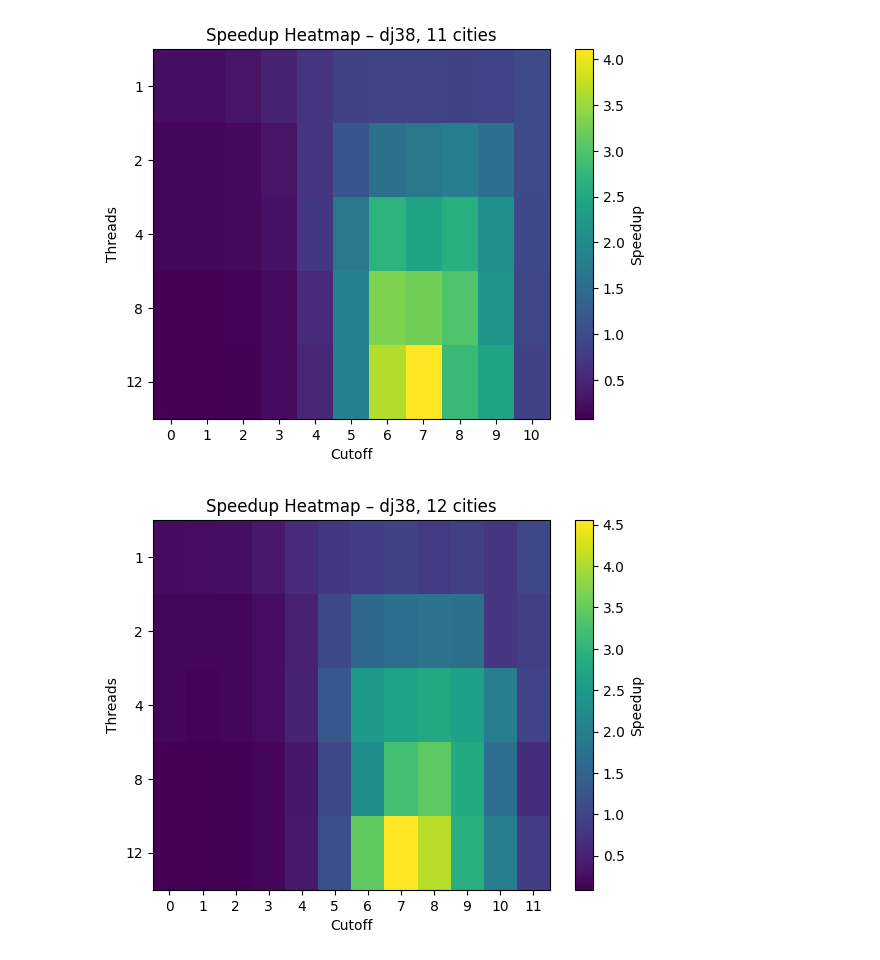
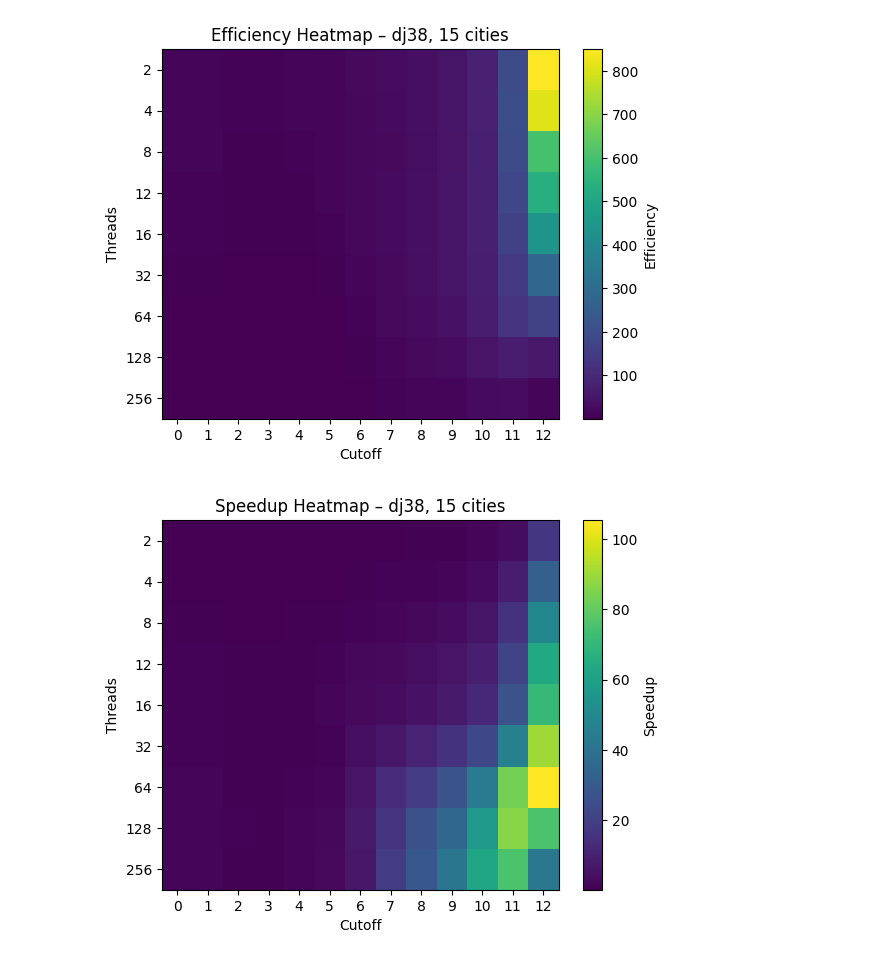
Before and after one commit to omarbz2001/MA_PCM, a Jupyter notebook: results/analyse.ipynb, the cells around one changed output. Drawn from its saved outputs; the diff is of its cells as text; code cells hidden in the pictures.

```diff
--- a/results/analyse.ipynb
+++ b/results/analyse.ipynb
@@ -144,8 +146,5 @@ def plot_runtime_vs_cutoff(df, tsp, cities, threads):
     plt.show()
 
 
-plot_runtime_vs_cutoff(df, "dj38", 12, 12)
-plot_runtime_vs_cutoff(df, "dj38", 13, 12)
-plot_runtime_vs_cutoff(df, "dj38", 14, 12)
-plot_runtime_vs_cutoff(df, "dj38", 15, 12)
+plot_runtime_vs_cutoff(df, "dj38", 15, 256)
 # %% [output]
@@ -156,34 +152,58 @@ plot_runtime_vs_cutoff(df, "dj38", 15, 12)
+# %%
+def plot_efficiency_heatmap(df, tsp, cities):
+    sub = df[
+        (df["tsp_file"] == tsp) &
+        (df["cities"] == cities) &
+        (df["run_type"] == "Parallel")
+    ]
+
+    pivot = sub.pivot_table(
+        index="threads",
+        columns="cutoff",
+        values="efficiency_pct",
+        aggfunc="max"
+    )
+
+    plt.figure()
+    plt.imshow(pivot, aspect="auto")
+    plt.colorbar(label="Efficiency")
+    plt.xticks(range(len(pivot.columns)), pivot.columns)
+    plt.yticks(range(len(pivot.index)), pivot.index)
+    plt.xlabel("Cutoff")
+    plt.ylabel("Threads")
+    plt.title(f"Efficiency Heatmap – {tsp}, {cities} cities")
+    plt.show()
+
+
+plot_efficiency_heatmap(df, "dj38", 15)
+# %% [output]
+[figure, added]
 # %%
 def plot_speedup_heatmap(df, tsp, cities):
     sub = df[
         (df["tsp_file"] == tsp) &
         (df["cities"] == cities) &
         (df["run_type"] == "Parallel")
     ]
 
     pivot = sub.pivot_table(
         index="threads",
         columns="cutoff",
         values="speedup",
         aggfunc="max"
     )
 
     plt.figure()
     plt.imshow(pivot, aspect="auto")
     plt.colorbar(label="Speedup")
     plt.xticks(range(len(pivot.columns)), pivot.columns)
     plt.yticks(range(len(pivot.index)), pivot.index)
     plt.xlabel("Cutoff")
     plt.ylabel("Threads")
     plt.title(f"Speedup Heatmap – {tsp}, {cities} cities")
     plt.show()
 
 
-plot_speedup_heatmap(df, "dj38", 11)
-plot_speedup_heatmap(df, "dj38", 12)
-plot_speedup_heatmap(df, "dj38", 13)
-plot_speedup_heatmap(df, "dj38", 14)
 plot_speedup_heatmap(df, "dj38", 15)
 # %% [output]
-[figure, old version]
+[figure, new version]
-[figure, removed]
```
Also changed, not shown: parts of 7 cells of this notebook.
